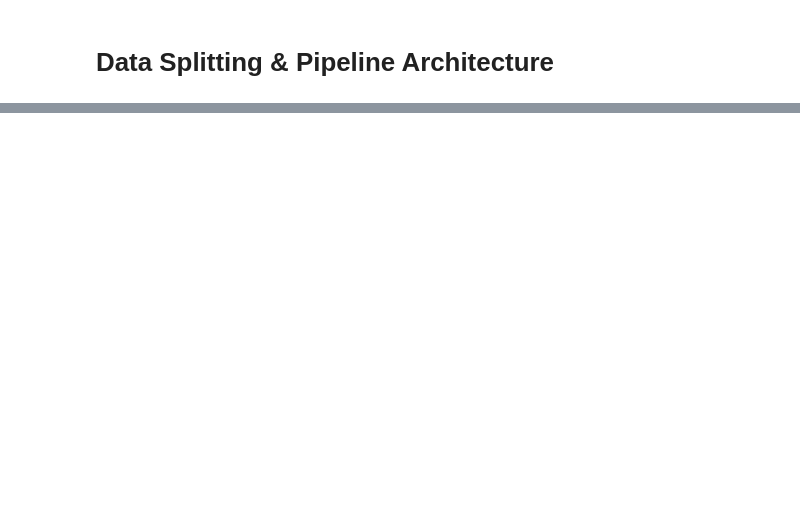
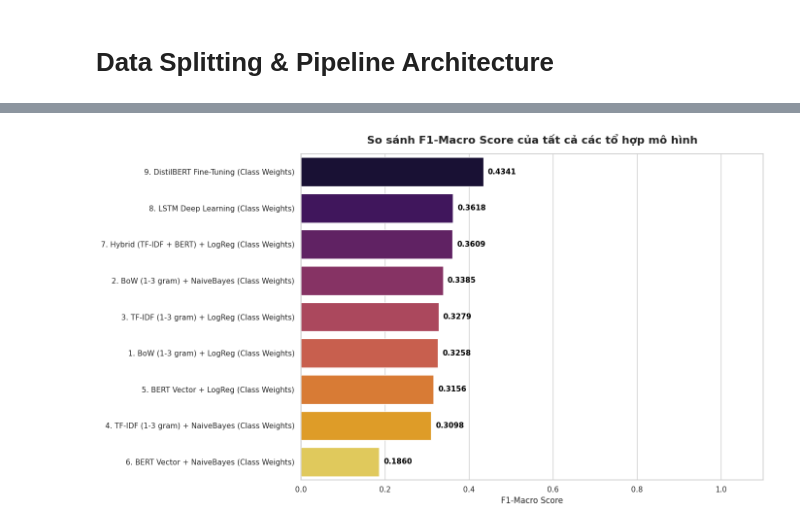
Before and after one commit to VinhDoan1604/BTL_ML, a Jupyter notebook: main.ipynb, the cells around one changed output, grey strips where cells are left out. Cells and saved outputs as stored; diff of their text form; code cells hidden in the pictures; blank space fills up the shorter version.

```diff
--- a/main.ipynb
+++ b/main.ipynb
@@ -578,0 +855,99 @@ display(df_results)
+# %%
+import re
+
+# Thiết lập style đồ thị cho đẹp mắt
+sns.set_theme(style="whitegrid")
+
+# =====================================================================
+# 1. BAR PLOT: So sánh F1-Macro Score của tất cả các tổ hợp
+# =====================================================================
+plt.figure(figsize=(14, 8))
+
+# Đổi palette sang 'inferno'
+ax = sns.barplot(
+    data=df_results,
+    x='F1_Macro',
+    y='Tổ hợp Model',
+    palette='inferno'
+)
+
+plt.title('So sánh F1-Macro Score của tất cả các tổ hợp mô hình', fontsize=16, fontweight='bold', pad=15)
+plt.xlabel('F1-Macro Score', fontsize=12)
+plt.ylabel('', fontsize=12) # Ẩn tên trục y cho gọn
+plt.xlim(0, 1.1) # Mở rộng trục x một chút để có chỗ in text
+
+# Gắn số liệu cụ thể lên từng thanh bar
+for p in ax.patches:
+    width = p.get_width()
+    plt.text(
+        width + 0.01,
+        p.get_y() + p.get_height() / 2,
+        f'{width:.4f}',
+        ha='left',
+        va='center',
+        fontsize=11,
+        color='black',
+        fontweight='bold'
+    )
+
+plt.tight_layout()
+plt.show()
+
+
+# =====================================================================
+# 2. XỬ LÝ DỮ LIỆU ĐỂ VẼ BOX PLOT
+# =====================================================================
+def extract_feature_method(exp_name):
+    """
+    Hàm cắt bỏ số thứ tự ở đầu và trích xuất phương pháp đặc trưng/kiến trúc.
+    VD: '1. BoW (1-3 gram) + LogReg...' -> 'BoW (1-3 gram)'
+    VD: '8. LSTM Deep Learning...' -> 'LSTM Deep Learning'
+    """
+    # Xóa số thứ tự (VD: "1. ")
+    name = re.sub(r'^\d+\.\s*', '', exp_name)
+
+    # Nếu là ML truyền thống (có dấu +)
+    if ' + ' in name:
+        return name.split(' + ')[0].strip()
+    # Nếu là Deep Learning (lấy phần trước dấu ngoặc đơn)
+    else:
+        return name.split(' (')[0].strip()
+
+# Tạo cột mới chứa tên nhóm phương pháp
+df_results['Nhóm phương pháp'] = df_results['Tổ hợp Model'].apply(extract_feature_method)
+
+
+# =====================================================================
+# 3. BOX PLOT: Phân phối F1-score giữa các phương pháp trích xuất
+# =====================================================================
+plt.figure(figsize=(12, 6))
+
+# Vẽ Boxplot chính, đổi palette sang 'inferno'
+sns.boxplot(
+    data=df_results,
+    x='Nhóm phương pháp',
+    y='F1_Macro',
+    palette='inferno',
+    showfliers=False # Tắt các điểm ngoại lai của boxplot vì ta sẽ vẽ stripplot đè lên
+)
+
+# Chấm thêm các điểm tròn (stripplot) thể hiện từng mô hình cụ thể bên trong Box
+sns.stripplot(
+    data=df_results,
+    x='Nhóm phương pháp',
+    y='F1_Macro',
+    color='black',
+    alpha=0.7,
+    size=8,
+    jitter=True
+)
+
+plt.title('Phân phối F1-Macro Score theo Phương pháp trích xuất đặc trưng', fontsize=16, fontweight='bold', pad=15)
+plt.xlabel('Phương pháp / Kiến trúc', fontsize=12, fontweight='bold')
+plt.ylabel('F1-Macro Score', fontsize=12, fontweight='bold')
+plt.xticks(rotation=15) # Nghiêng nhãn trục x một chút nếu tên quá dài
+
+plt.tight_layout()
+plt.show()
+# %% [output]
+[figure, added]
```
Also changed, not shown: parts of 36 cells of this notebook.
